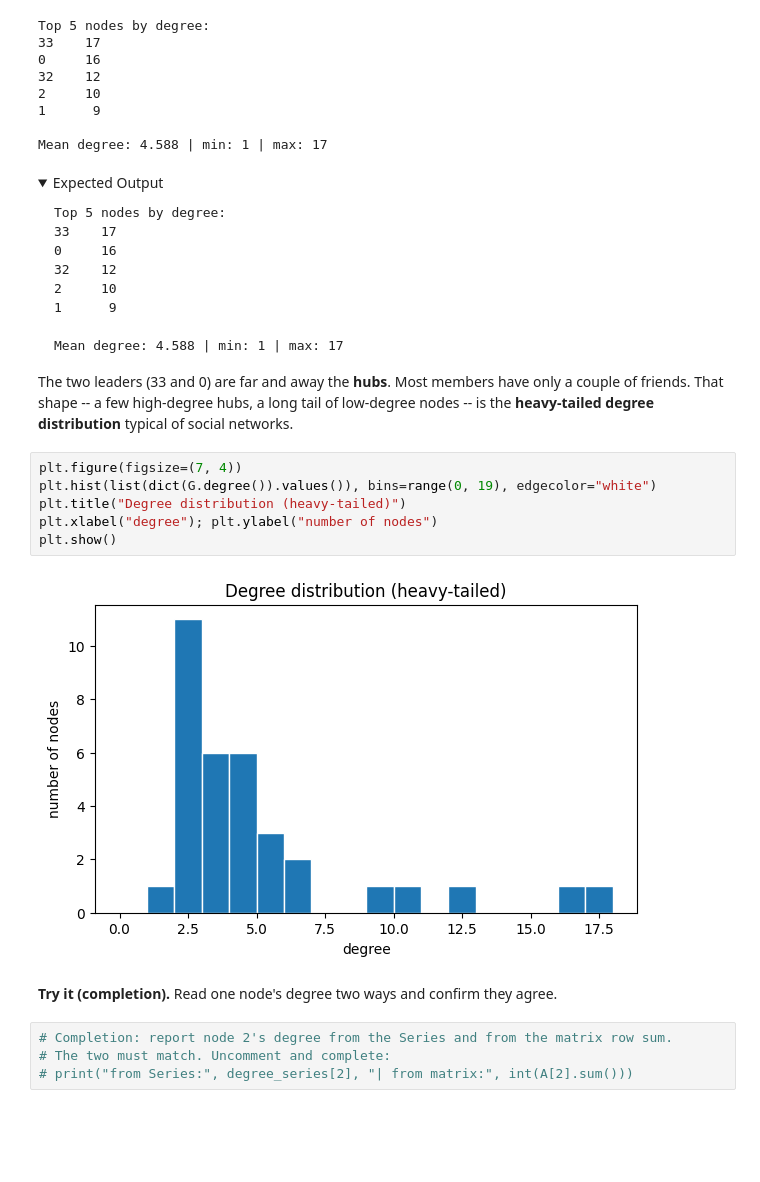
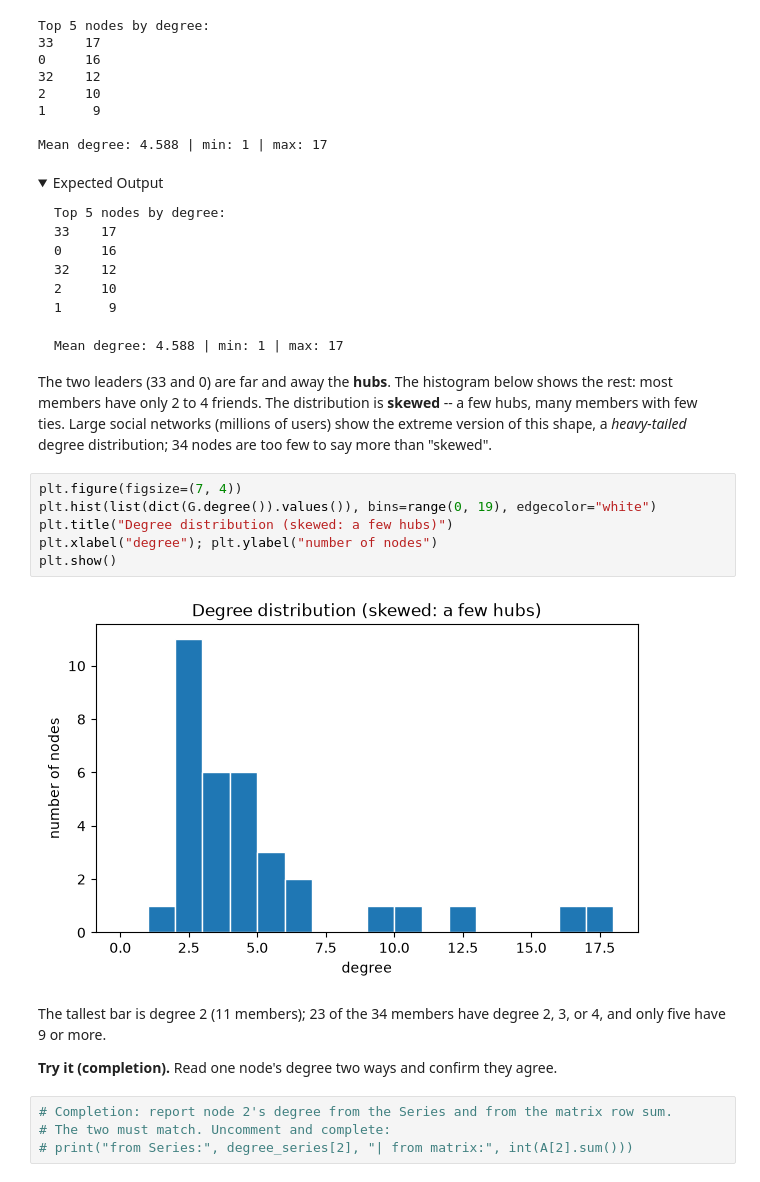
Before and after one commit to devomh/cdat4001-2026, a Jupyter notebook: u07_social_networks/l25_lab_social_networks_graphs.ipynb, the cells around one changed output. Saved outputs shown, nothing was run; the diff lists cells and outputs as text; folded sections open; blank space fills up the shorter version.

```diff
--- a/u07_social_networks/l25_lab_social_networks_graphs.ipynb
+++ b/u07_social_networks/l25_lab_social_networks_graphs.ipynb
@@ -260,18 +339,22 @@ Mean degree: 4.588 | min: 1 | max: 17
 ~~~
 </details>
 
-The two leaders (33 and 0) are far and away the **hubs**. Most members have only a couple of friends.
-That shape -- a few high-degree hubs, a long tail of low-degree nodes -- is the **heavy-tailed degree
-distribution** typical of social networks.
+The two leaders (33 and 0) are far and away the **hubs**. The histogram below shows the rest: most
+members have only 2 to 4 friends. The distribution is **skewed** -- a few hubs, many members with few
+ties. Large social networks (millions of users) show the extreme version of this shape, a
+*heavy-tailed* degree distribution; 34 nodes are too few to say more than "skewed".
 # %%
 plt.figure(figsize=(7, 4))
 plt.hist(list(dict(G.degree()).values()), bins=range(0, 19), edgecolor="white")
-plt.title("Degree distribution (heavy-tailed)")
+plt.title("Degree distribution (skewed: a few hubs)")
 plt.xlabel("degree"); plt.ylabel("number of nodes")
 plt.show()
 # %% [output]
-[figure, old version]
+[figure, new version]
 # %% [markdown]
+The tallest bar is degree 2 (11 members); 23 of the 34 members have degree 2, 3, or 4, and only five
+have 9 or more.
+
 **Try it (completion).** Read one node's degree two ways and confirm they agree.
 # %%
 # Completion: report node 2's degree from the Series and from the matrix row sum.
```
Also changed, not shown: parts of 39 cells of this notebook, 3 other files.
